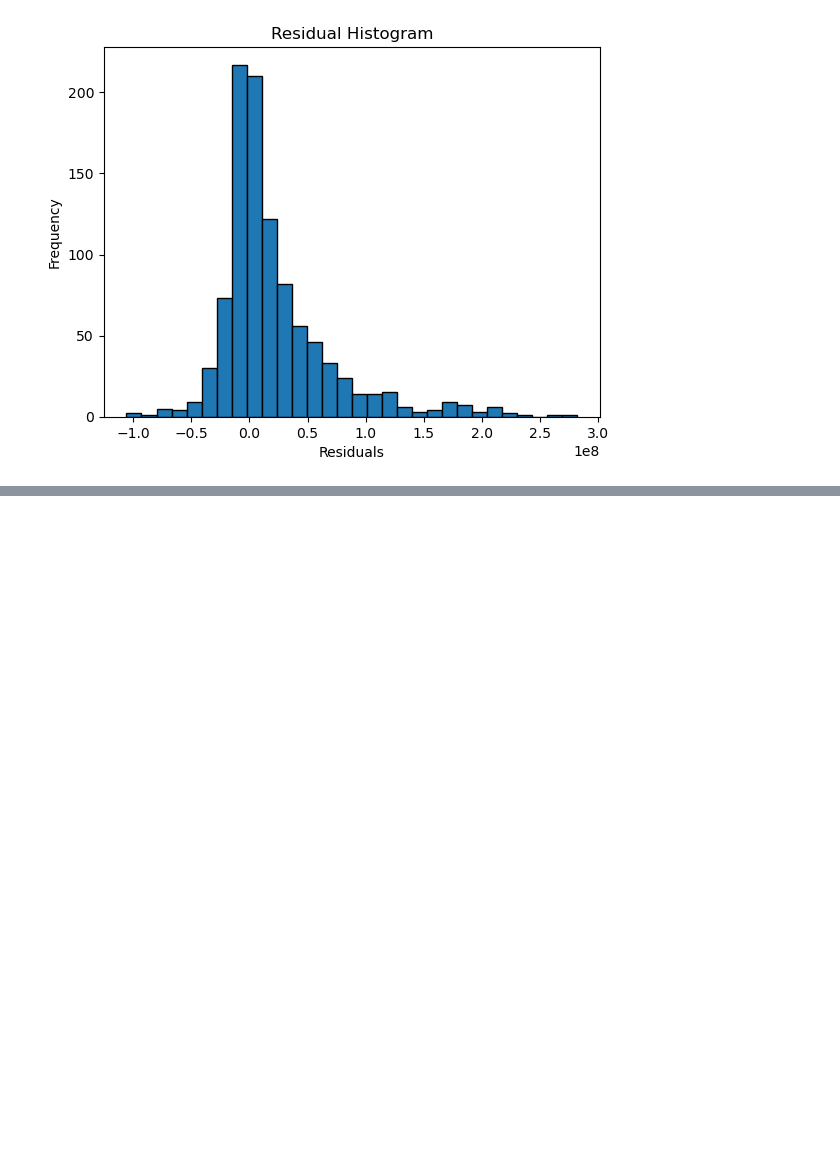
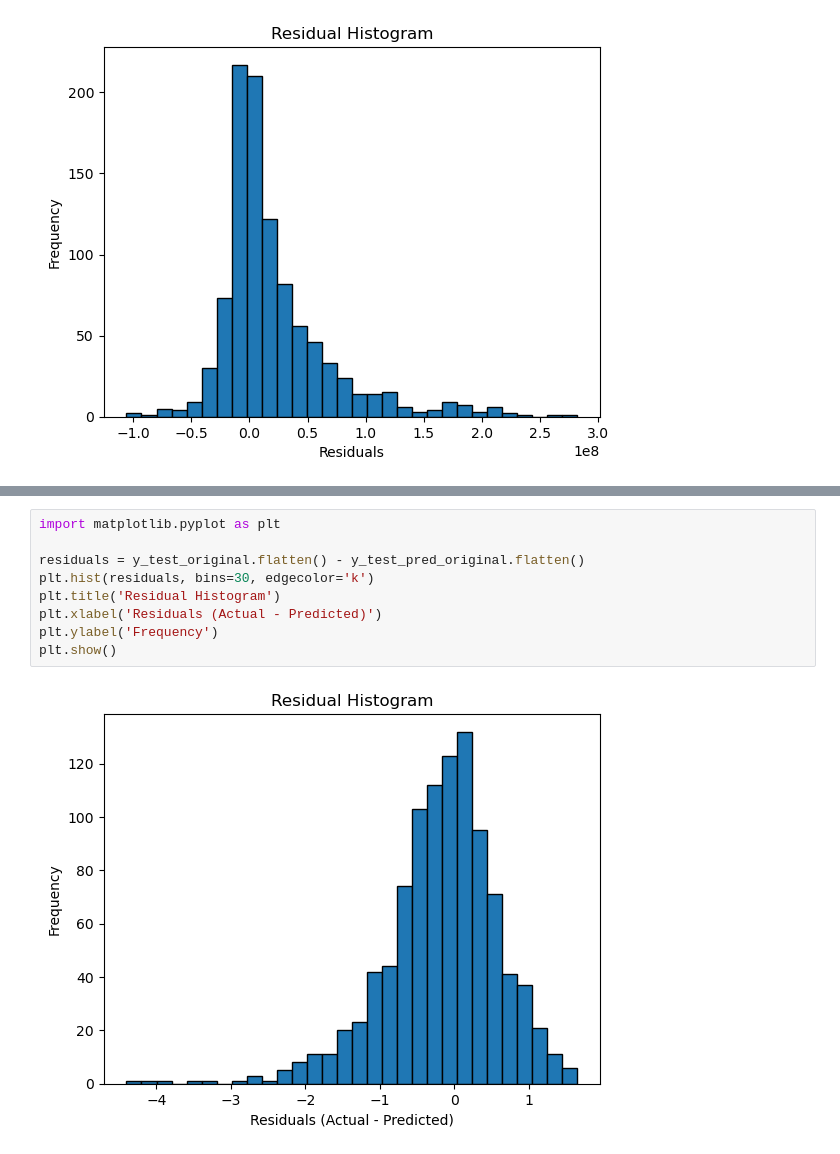
Before and after one commit to t-anderson21/stat486_finalproject, a Jupyter notebook: RNN.ipynb, the cells around one changed output, grey strips where cells are left out. Drawn from its saved outputs; the diff is of its cells as text; blank space fills up the shorter version.

```diff
--- a/RNN.ipynb
+++ b/RNN.ipynb
@@ -254,0 +376,11 @@ plt.show()
+# %%
+import matplotlib.pyplot as plt
+
+residuals = y_test_original.flatten() - y_test_pred_original.flatten()
+plt.hist(residuals, bins=30, edgecolor='k')
+plt.title('Residual Histogram')
+plt.xlabel('Residuals (Actual - Predicted)')
+plt.ylabel('Frequency')
+plt.show()
+# %% [output]
+[figure, added]
```
Also changed, not shown: parts of 8 cells of this notebook, 1 other file.
